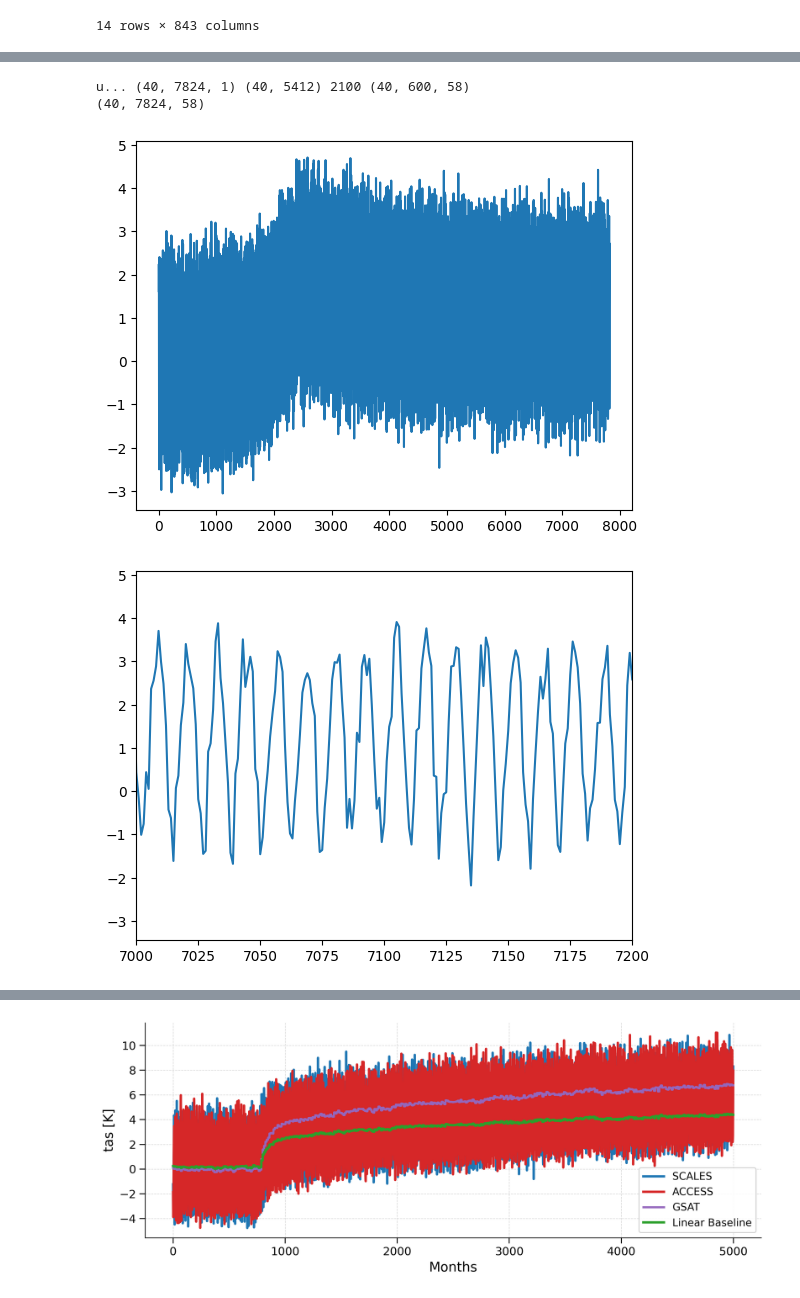
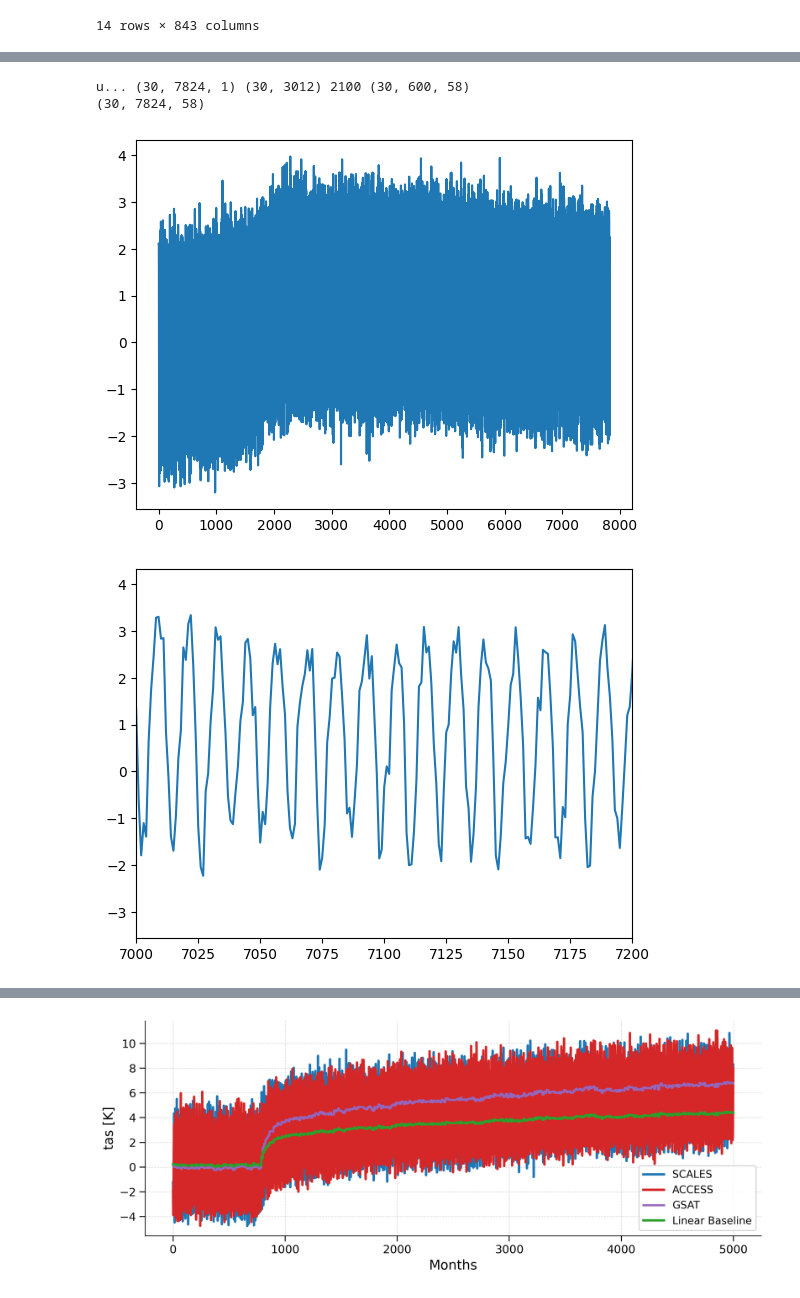
Before and after one commit to NiklasSchwind/SCALES-test, a Jupyter notebook: proto_scales/scales-for-fastMIP.ipynb, the cells around one changed output, grey strips where cells are left out. Saved outputs shown, nothing was run; the diff lists cells and outputs as text; code cells hidden in the pictures.

```diff
--- a/proto_scales/scales-for-fastMIP.ipynb
+++ b/proto_scales/scales-for-fastMIP.ipynb
@@ -168,14 +187,6 @@ MODEL_PATH = f'/projects/icigroup/CMIP6/cmip6-ng-inc-oceans/{MODEL}'
 # %%
-test_data_np = prep.fetch_and_massage_data(
-    model_path=MODEL_PATH,
-    indicators=INDICATORS,
-    train_scenarios=TEST_SCENARIOS,
-    monthly_flag=monthly_flag,
-    use_smoothing=use_smoothing,
-    train_pattern_scaling_name=train_pattern_scaling_name,
-    pattern_scaling_residuals=PATTERN_SCALING_RESIDUALS,
-    ramp_down_corrected_ps=RAMP_DOWN_CORRECTED_PS,
-)
+MODEL = models[0]
+test_data_np = model_data[MODEL]
 
 test_data_np = np.array(test_data_np)
 test_gmt = test_data_np[:,0,:]
@@ -583,6 +593,7 @@ plt.plot(y_yearly_mean - y_yearly_gt)
 # %%
 rng = np.random.default_rng(seed=42)
-idx = rng.choice(len(U_future_access), size=40, replace=False)
+#idx = rng.choice(len(U_future_access), size=30, replace=False)
+idx = range(30)
 u_future = U_future_access[idx]
 H_access = len(u_future)
 print("u...", u_future.shape,test_gmt.shape,H,y_past.shape)
@@ -619,37 +630,37 @@ y_yearly_mean_gt = [np.mean(y_gt_mean[i-12:i]) for i in np.arange(12,len(y_gt_me
 y_yearly_mean_lin = [np.mean(y_pred_lin_mean[i-12:i]) for i in np.arange(12,len(y_pred_lin_mean),12)]
 
 
-sample = 30
+sample = 0
 
 y_gt = tas_test[sample,Tc_test:Tc_test+H,region]
 
 plt.plot(y_pred[sample,:,region])
 #plt.plot(y_gt,label="truth")
 
 fig = plt.figure()
 plt.xlim([7000,7200])
 plt.plot(y_pred[sample,:,region])
 #plt.plot(y_gt,label="truth")
 
 fig = plt.figure()
 plt.plot(y_yearly_mean)
 plt.plot(y_yearly_mean_lin)
 #plt.plot(y_yearly_mean_gt)
 
 pred_data = {
     "tas":y_pred,
     "pr":pr_pred,
     "tas_lin":y_pred_lin,
     "gsat":u_future,
     "tas_gt":tas_test[:,Tc_test:(Tc_test+H),:],
     "pr_gt":pr_test[:,Tc_test:(Tc_test+H),:]
 }
 
 # import pickle
 # pickle_filename = "/pdrive/projects/icigroup/SCALES-MESH/SCALES/emulator/MIROC6/ssp534-over_pr_tas_monthly_cnp_4800m_30Jun26.pkl"
 # pickle.dump(pred_data, open(pickle_filename, "wb"))
 # %% [output]
-u... (40, 7824, 1) (40, 5412) 2100 (40, 600, 58)
-(40, 7824, 58)
+u... (30, 7824, 1) (30, 3012) 2100 (30, 600, 58)
+(30, 7824, 58)
-[figure, old version]
+[figure, new version]
-[figure, old version]
+[figure, new version]
```
Also changed, not shown: parts of 8 cells of this notebook.
